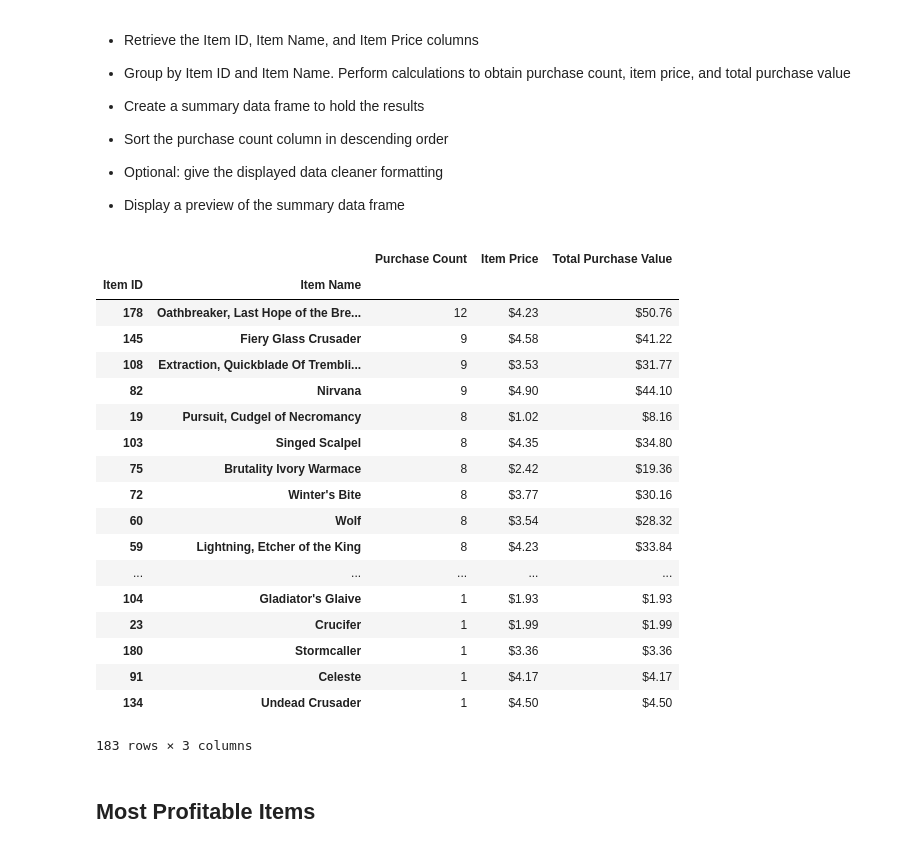
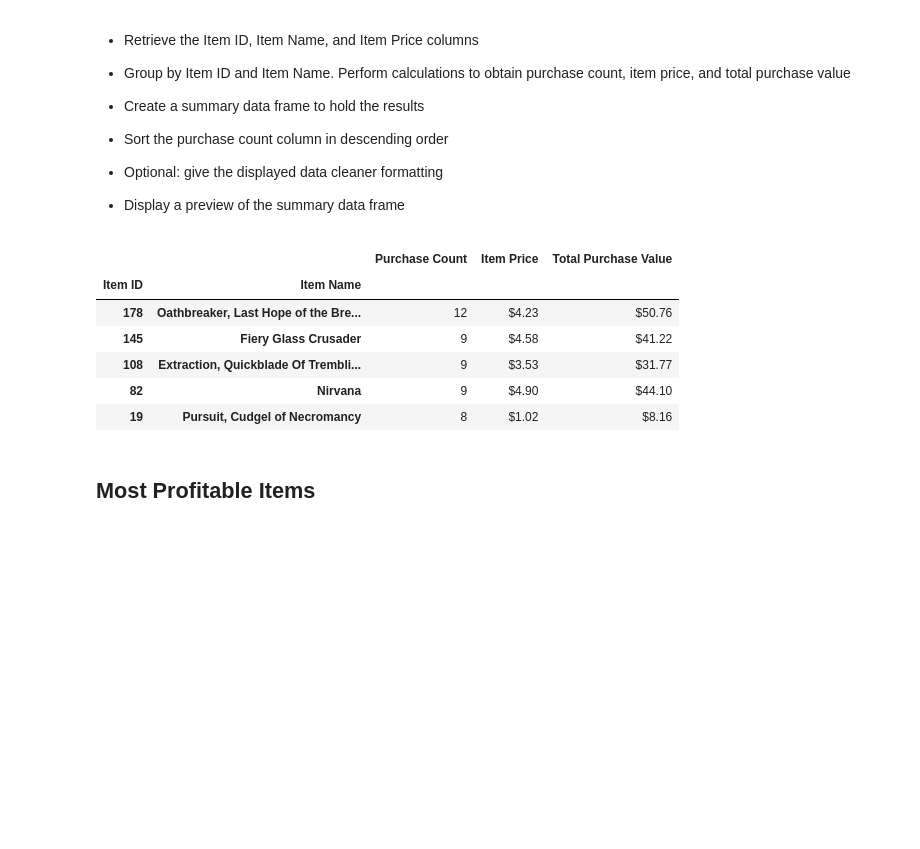
Before and after one commit to Geenort/pandas-pandas-pandas, a Jupyter notebook: HeroesOfPymoli/HeroesOfPymoli_starter.ipynb, the cells around one changed output. Saved outputs shown, nothing was run; the diff lists cells and outputs as text; code cells hidden in the pictures; blank space fills up the shorter version.

```diff
--- a/HeroesOfPymoli/HeroesOfPymoli_starter.ipynb
+++ b/HeroesOfPymoli/HeroesOfPymoli_starter.ipynb
@@ -296,45 +296,35 @@ top_spenders_df.head(5)
 # %%
 #retrieve Item ID, Item Name, Item Price, and create groupby object
 items_df = purchases_df[["Item ID","Item Name","Price"]]
 items_grp = items_df.groupby(["Item ID","Item Name"])
 
 #create initial DF with purchase counts, sorted
 init_pop_df = items_grp.count().sort_values("Price",ascending=False).rename(columns={"Price":"Purchase Count"})
 
 #create new df of unique item IDs and their prices by dropping duplicates. also rename price column
 unq_items_df = items_df[["Item ID","Price"]].drop_duplicates(subset='Item ID').rename(columns={"Price":"Item Price"})
 
 #merge initial DF (reset index to preserve keys) with unq_items_df
 pop_noform_df = pd.merge(init_pop_df.reset_index(),unq_items_df, on="Item ID",how='left').set_index(["Item ID","Item Name"])
 
-#TPV = purchase count * item price. also clean formatting
+#TPV = purchase count * item price. create copy in order to use pop_noform_df for next problem.
 pop_noform_df["Total Purchase Value"] = pop_noform_df["Purchase Count"]*pop_noform_df["Item Price"]
-pop_df = pop_noform_df
+pop_df = pop_noform_df.copy()
+
+#clean formatting
 pop_df["Item Price"] = pop_df["Item Price"].map("${:.2f}".format)
 pop_df["Total Purchase Value"] = pop_df["Total Purchase Value"].map("${:.2f}".format)
 
 #show top 5
-pop_df
+pop_df.head()
 # %% [output]
 |  |  | Purchase Count | Item Price | Total Purchase Value |
 | Item ID | Item Name |  |  |  |
 | 178 | Oathbreaker, Last Hope of the Bre... | 12 | $4.23 | $50.76 |
 | 145 | Fiery Glass Crusader | 9 | $4.58 | $41.22 |
 | 108 | Extraction, Quickblade Of Trembli... | 9 | $3.53 | $31.77 |
 | 82 | Nirvana | 9 | $4.90 | $44.10 |
 | 19 | Pursuit, Cudgel of Necromancy | 8 | $1.02 | $8.16 |
-| 103 | Singed Scalpel | 8 | $4.35 | $34.80 |
-| 75 | Brutality Ivory Warmace | 8 | $2.42 | $19.36 |
-| 72 | Winter's Bite | 8 | $3.77 | $30.16 |
-| 60 | Wolf | 8 | $3.54 | $28.32 |
-| 59 | Lightning, Etcher of the King | 8 | $4.23 | $33.84 |
-| ... | ... | ... | ... | ... |
-| 104 | Gladiator's Glaive | 1 | $1.93 | $1.93 |
-| 23 | Crucifer | 1 | $1.99 | $1.99 |
-| 180 | Stormcaller | 1 | $3.36 | $3.36 |
-| 91 | Celeste | 1 | $4.17 | $4.17 |
-| 134 | Undead Crusader | 1 | $4.50 | $4.50 |
-183 rows × 3 columns
 # %% [markdown]
 ## Most Profitable Items
 # %% [markdown]
```
Also changed, not shown: parts of 2 cells of this notebook.
